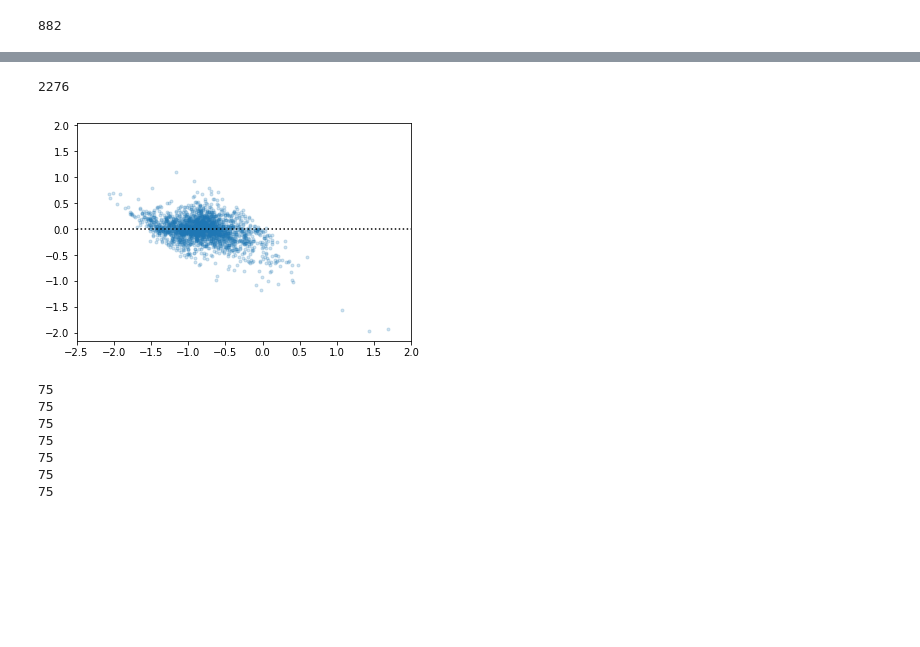
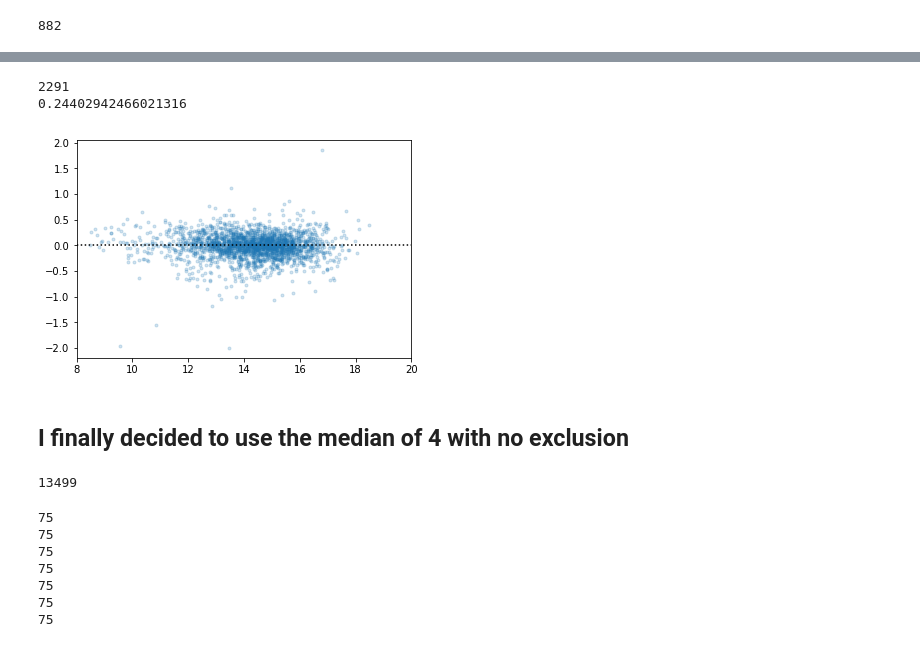
Before and after one commit to ekourkchi/TFcalibrators, a Jupyter notebook: Coma.ipynb, the cells around one changed output, grey strips where cells are left out. Saved outputs shown, nothing was run; the diff lists cells and outputs as text; code cells hidden in the pictures; blank space fills up the shorter version.

Commit message:
finalizing the TF catalog

```diff
--- a/Coma.ipynb
+++ b/Coma.ipynb
@@ -226,12 +232,22 @@ def predict_w1_w2(table, regr_w1, regr, m, b, features, output):
 # %%
-inFile = 'ESN_HI_catal_all.csv.old'
+inFile = 'ESN_HI_catal_all.csv'
+
+table   = np.genfromtxt(inFile , delimiter=',', filling_values=-1, names=True, dtype=None, encoding=None)
+
+mag_g  = table['g']
+mag_r  = table['r']
+mag_i  = table['i']
+mag_z  = table['z']
+
+mag_g_  = table['g_']
+mag_r_  = table['r_']
+mag_i_  = table['i_']
+mag_z_  = table['z_']
 
 table   = np.genfromtxt(inFile , delimiter=',', filling_values=-1, names=True, dtype=None, encoding=None)
 table = extinctionCorrect(table)
 table = Kcorrection(table)
 
-# indx = np.asarray(range(650,655))
-# table = trim(table, indx)
 
 table['mu50'] = table[band2]+2.5*np.log10(2.*np.pi*(table['R50_'+band2]*60)**2)-2.5*np.log10(table['Wba'])
 dWba2 = ((0.1/6./table['R50_'+band2])**2)*(1+table['Wba']**2)
@@ -272,7 +284,9 @@ mag  = table['i']
 Sqlt = table['Sqlt']
 Wqlt = table['Wqlt']
 
-prefix = './OLD/mbEQzero/'
+# prefix = './OLD/mbEQzero/'
+# prefix = './OLD/mbNOTzero/'
+prefix = './'
 
 inFile = prefix + 'corrected_mags_linewidth_all_g.csv'
 table_   = np.genfromtxt(inFile , delimiter='|', filling_values=-1, names=True, dtype=None, encoding=None)
@@ -353,36 +367,39 @@ W2p_g = W2p_g[indx]
 W2m_r = W2m_r[indx]
 W2p_r = W2p_r[indx]
 W2m_i = W2m_i[indx]
 W2p_i = W2p_i[indx]
 mag   = mag[indx]
 
 
 
 N = len(W2m_r)
 W2p_med = np.zeros(N)
 
 
 for j in range(N):
     wp_ = np.zeros(3)
     wp_[0]  = W2p_g[j]
     wp_[1]  = W2p_r[j]
     wp_[2]  = W2p_i[j]
 #     wp_[3]  = W2p_z[j]
     W2p_med[j] = np.median(wp_)
 
 
-plt.plot(mag-W2m_r, W2m_r-W2p_r, '.', alpha=0.2)
-plt.xlim([-2.5,2])
+# plt.plot(mag-W2m_r, W2m_r-W2p_r, '.', alpha=0.2)
+# plt.xlim([-2.5,2])
 
-# plt.plot(W2m_r, W2m_r-W2p_r, '.', alpha=0.2)
-# plt.xlim([8,20])
+plt.plot(W2m_r, W2m_r-W2p_r, '.', alpha=0.2)
+plt.xlim([8,20])
 
 plt.plot([-20,20],[0,0], 'k:')
 
 
 # plt.ylim([-1.5,1.5])
 
 print len(mag)
+
+print np.std(W2m_r-W2p_r)
 # %% [output]
-2276
+2291
+0.24402942466021316
-[figure, old version]
+[figure, new version]
@@ -389 +476,7 @@ print len(mag)
+# %% [markdown]
+## I finally decided to use the median of 4 with no exclusion
+# %%
+print len(W1m_i)
+# %% [output]
+13499
 # %%
```
Also changed, not shown: parts of 9 cells of this notebook, 2 other files.
